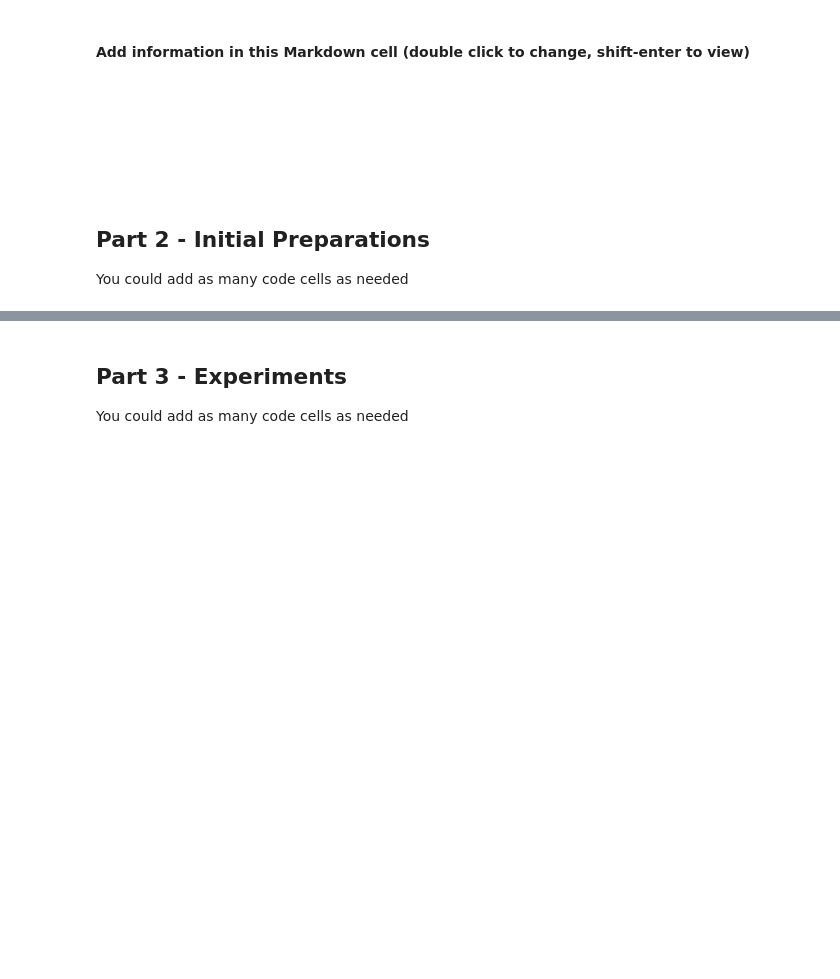
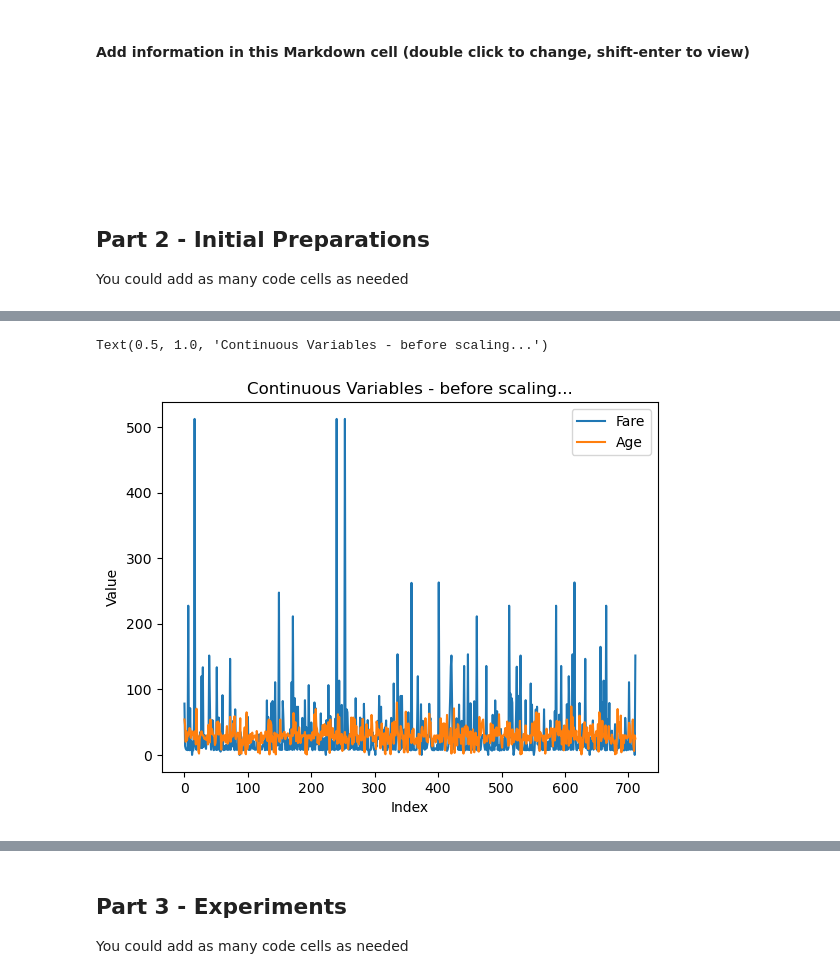
Before and after one commit to Tomeriko990/Titanic-Assignment-, a Jupyter notebook: Assignment2_supervised_learning_flow.ipynb, the cells around one changed output, grey strips where cells are left out. Drawn from its saved outputs; the diff is of its cells as text; code cells hidden in the pictures; blank space fills up the shorter version.

```diff
--- a/Assignment2_supervised_learning_flow.ipynb
+++ b/Assignment2_supervised_learning_flow.ipynb
@@ -59,0 +178,14 @@ You could add as many code cells as needed
+# %%
+# הצגה ויזואלית 2
+# הנתונים בעלי ערך רציף ובטווחים קיצוניים בין עמודות
+#ניתן לראות שהגרף קשה לקריאה וניתוח הנתונים כך עלול לפגוע בתוצאות הניסויים
+#בהמשך נראה את הגרף שוב, לאחר ביצוע סקאלינג
+
+continuous_columns = ['Fare','Age']
+trainset[continuous_columns].plot()
+plt.xlabel('Index')
+plt.ylabel('Value')
+plt.title('Continuous Variables - before scaling...')
+# %% [output]
+Text(0.5, 1.0, 'Continuous Variables - before scaling...')
+[figure, added]
```
Also changed, not shown: parts of 24 cells of this notebook.
